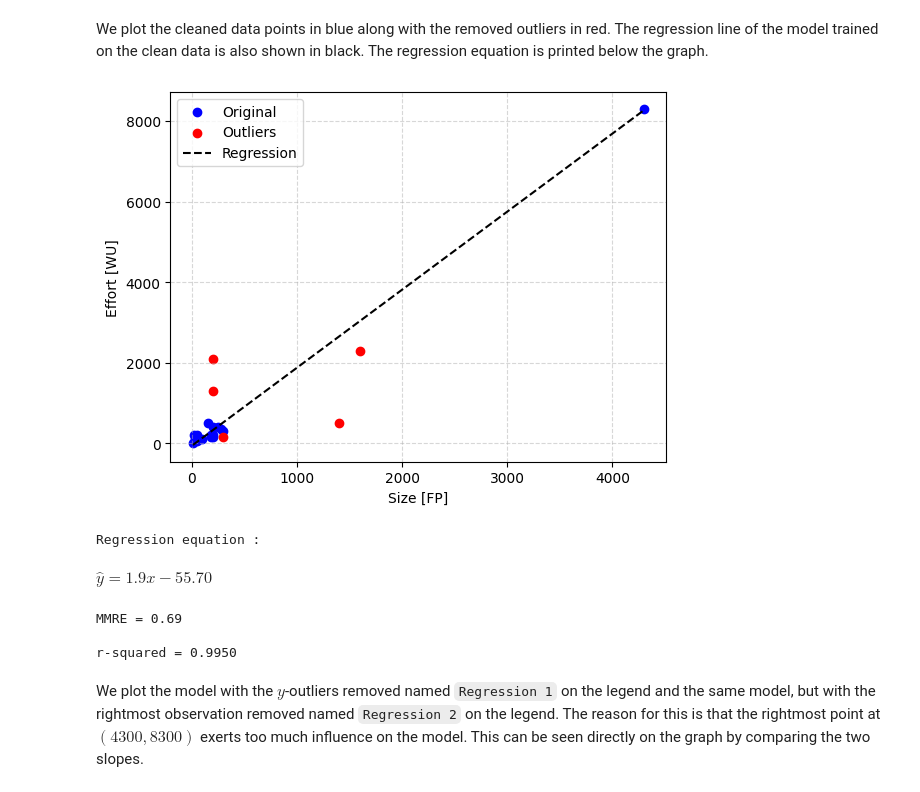
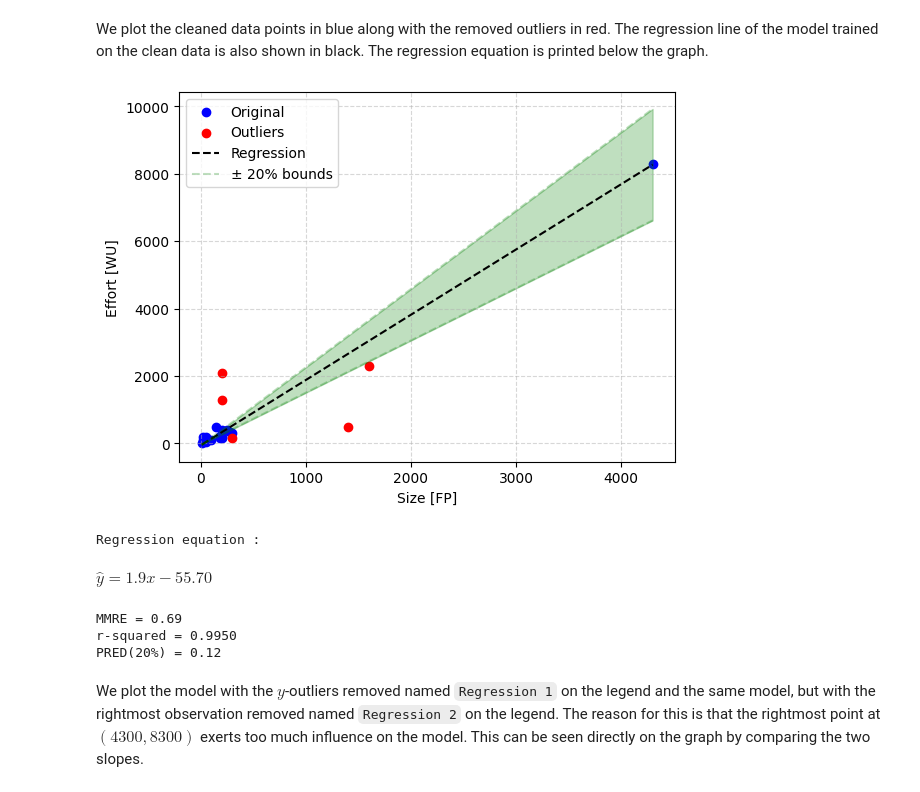
Before and after one commit to iannickgagnon/software_estimation_analysis_1_2023, a Jupyter notebook: main.ipynb, the cells around one changed output. Saved outputs shown, nothing was run; the diff lists cells and outputs as text; code cells hidden in the pictures.

```diff
--- a/main.ipynb
+++ b/main.ipynb
@@ -13,12 +13,12 @@ from sklearn.linear_model import LinearRegression
 from IPython.display import display
 from IPython.display import Math
 # %%
-def get_data() -> Tuple[np.ndarray, np.ndarray]:
+def get_data() -> Tuple[np.array, np.array]:
   """
   Returns the independent and dependent variables in vectors sorted along x.
 
   Returns:
-      Tuple[np.ndarray, np.ndarray]: A tuple containing two numpy arrays.
+      (Tuple[np.array, np.array]): A tuple containing two numpy arrays.
   """
 
   x = np.array([4300, 1600, 200, 200, 1400, 150, 200, 250, 275, 300, 20, 50, 180, 200, 25, 65, 100, 180, 200, 300, 10, 50])
@@ -37,7 +37,7 @@ def model_get_slope_intercept(model: LinearRegression) -> Tuple[float, float]:
       model (LinearRegression): A fitted LinearRegression model.
 
   Returns:
-      Tuple[float, float]: The slope and intercept of the model.
+      (Tuple[float, float]): The slope and intercept of the model.
   """
 
   slope = model.coef_[0][0]
@@ -54,7 +54,7 @@ def calculate_mmre(actual_values: np.ndarray, predicted_values: np.ndarray) -> f
         predicted_values (np.ndarray): The predicted values.
 
     Returns:
-        float: The MMRE value.
+        (float): The MMRE value.
     """
 
     # Calculate absolute errors
@@ -269,45 +311,63 @@ def generate_plot_1():
   # Get the clean model's prediction
   y_pred = model_no_outliers.predict(x_clean)
 
+  # Build lower and upper PRED(20%) bounds
+  y_pred_plus_20_percent = y_pred * 1.2
+  y_pred_minus_20_percent = y_pred * 0.8
+
   # Create plots
   plt.scatter(x_clean, y_clean, color='b')
   plt.scatter(x_outliers, y_outliers, color='r')
   plt.plot(x_clean, y_pred, '--k')
+
+  plt.plot(x_clean, y_pred_plus_20_percent, '--g', alpha=0.25)
+  plt.plot(x_clean, y_pred_minus_20_percent, '--g', alpha=0.25, label='_no_legend_')
+
+  plt.fill_between(x_clean.reshape(-1),
+                   y_pred_plus_20_percent.reshape(-1),
+                   y_pred_minus_20_percent.reshape(-1),
+                   color='g',
+                   alpha=0.25,
+                   label='_nolegend_')
 
   # Add axis labels
   plt.xlabel('Size [FP]')
   plt.ylabel('Effort [WU]')
 
   # Add grid lines
   plt.grid(True, linestyle='--', alpha=0.5)
 
   # Add legend
-  plt.legend(('Original', 'Outliers', 'Regression'))
+  plt.legend(('Original', 'Outliers', 'Regression', '± 20% bounds'))
 
   # Show plot
   plt.show()
 
   # Show regression equation
   print('Regression equation : ')
   slope, intercept = model_get_slope_intercept(model_no_outliers)
   display(Math(r'\hat{y} = ' + f'{slope:.2}x{intercept:.2f}'))
 
   # Show MMRE
   mmre = calculate_mmre(y_clean, y_pred)
   print(f'\nMMRE = {mmre:.2f}')
 
   # Show r-squared
   r_squared = model_no_outliers.score(x_clean, y_clean)
-  print(f'\nr-squared = {r_squared:.4f}')
+  print(f'r-squared = {r_squared:.4f}')
+
+  # Show PRED(20%)
+  pred_20 = calculate_pred_20(y_clean, y_pred)
+  print(f'PRED(20%) = {pred_20:.2f}')
 
 generate_plot_1()
 # %% [output]
-[figure, old version]
+[figure, new version]
 Regression equation :
 $\displaystyle \hat{y} = 1.9x-55.70$
 MMRE = 0.69
-
 r-squared = 0.9950
+PRED(20%) = 0.12
 # %% [markdown]
 We plot the model with the $y$-outliers removed named `Regression 1` on the legend and the same model, but with the rightmost observation removed named `Regression 2` on the legend. The reason for this is that the rightmost point at $(4300, 8300)$ exerts too much influence on the model. This can be seen directly on the graph by comparing the two slopes.
 # %%
```
Also changed, not shown: parts of 6 cells of this notebook.
